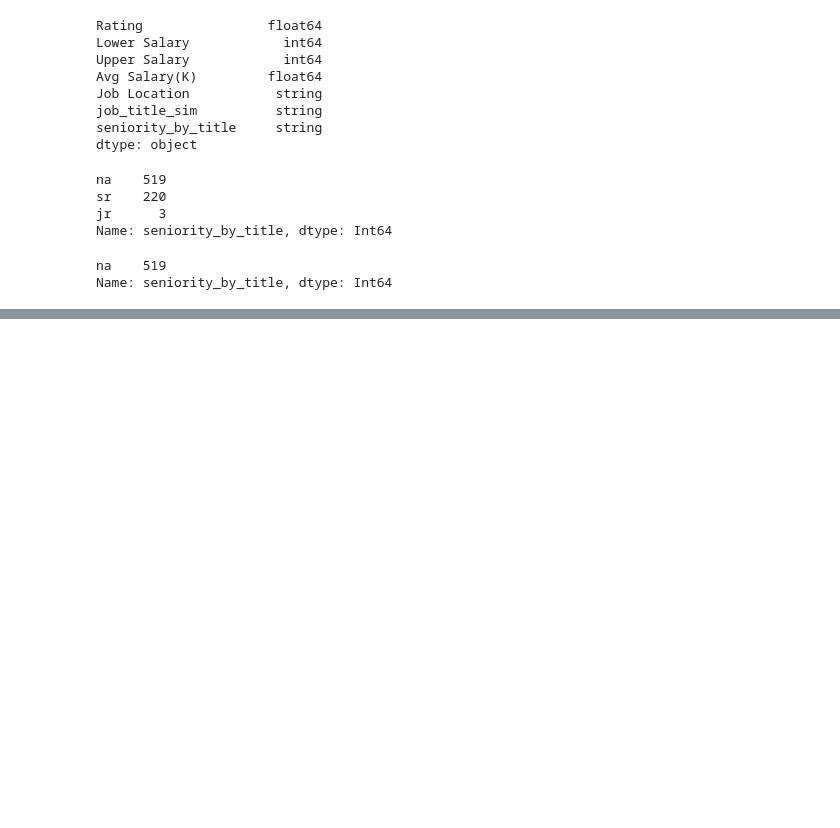
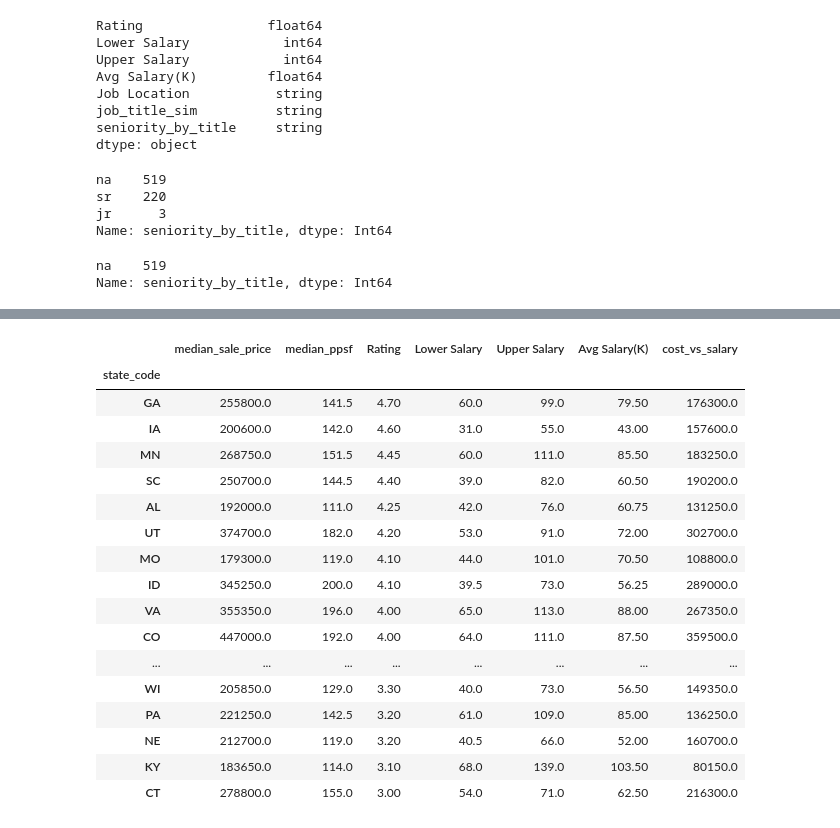
Before and after one commit to dtmurphy6/the_real_estate_agents, a Jupyter notebook: starter_file.ipynb, the cells around one changed output, grey strips where cells are left out. Saved outputs shown, nothing was run; the diff lists cells and outputs as text; code cells hidden in the pictures; blank space fills up the shorter version.

```diff
--- a/starter_file.ipynb
+++ b/starter_file.ipynb
@@ -253,0 +361,22 @@ merged_df
+# %%
+#determining highest rated state for data science by median rating
+merged_median_df.sort_values(by='Rating', ascending=False)
+# %% [output]
+|  | median_sale_price | median_ppsf | Rating | Lower Salary | Upper Salary | Avg Salary(K) | cost_vs_salary |
+| state_code |  |  |  |  |  |  |  |
+| GA | 255800.0 | 141.5 | 4.70 | 60.0 | 99.0 | 79.50 | 176300.0 |
+| IA | 200600.0 | 142.0 | 4.60 | 31.0 | 55.0 | 43.00 | 157600.0 |
+| MN | 268750.0 | 151.5 | 4.45 | 60.0 | 111.0 | 85.50 | 183250.0 |
+| SC | 250700.0 | 144.5 | 4.40 | 39.0 | 82.0 | 60.50 | 190200.0 |
+| AL | 192000.0 | 111.0 | 4.25 | 42.0 | 76.0 | 60.75 | 131250.0 |
+| UT | 374700.0 | 182.0 | 4.20 | 53.0 | 91.0 | 72.00 | 302700.0 |
+| MO | 179300.0 | 119.0 | 4.10 | 44.0 | 101.0 | 70.50 | 108800.0 |
+| ID | 345250.0 | 200.0 | 4.10 | 39.5 | 73.0 | 56.25 | 289000.0 |
+| VA | 355350.0 | 196.0 | 4.00 | 65.0 | 113.0 | 88.00 | 267350.0 |
+| CO | 447000.0 | 192.0 | 4.00 | 64.0 | 111.0 | 87.50 | 359500.0 |
+| ... | ... | ... | ... | ... | ... | ... | ... |
+| WI | 205850.0 | 129.0 | 3.30 | 40.0 | 73.0 | 56.50 | 149350.0 |
+| PA | 221250.0 | 142.5 | 3.20 | 61.0 | 109.0 | 85.00 | 136250.0 |
+| NE | 212700.0 | 119.0 | 3.20 | 40.5 | 66.0 | 52.00 | 160700.0 |
+| KY | 183650.0 | 114.0 | 3.10 | 68.0 | 139.0 | 103.50 | 80150.0 |
+| CT | 278800.0 | 155.0 | 3.00 | 54.0 | 71.0 | 62.50 | 216300.0 |
```
Also changed, not shown: parts of 27 cells of this notebook.
